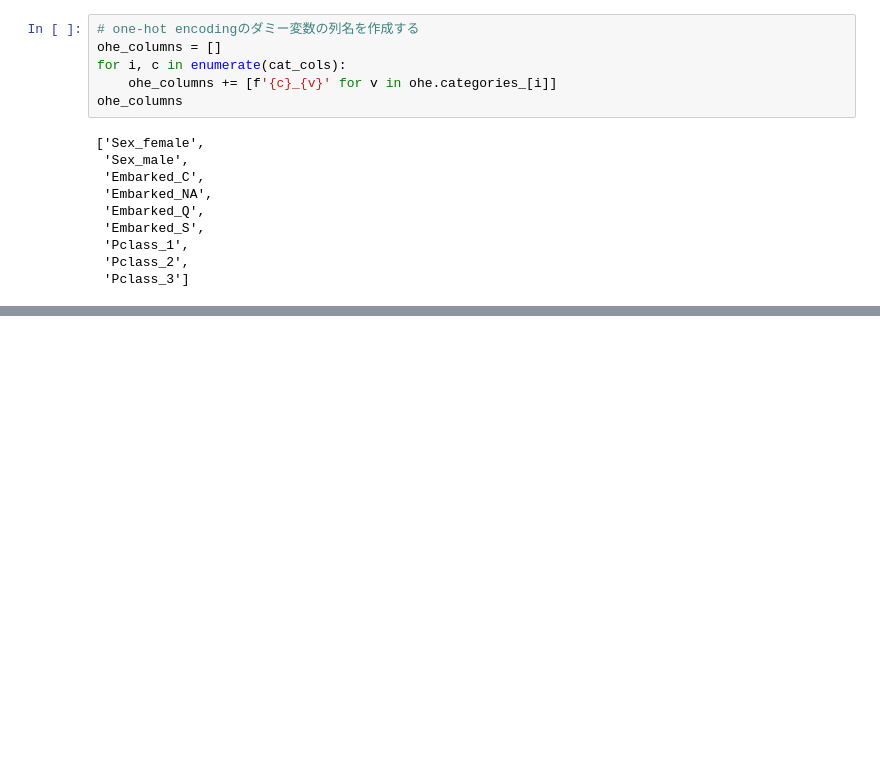
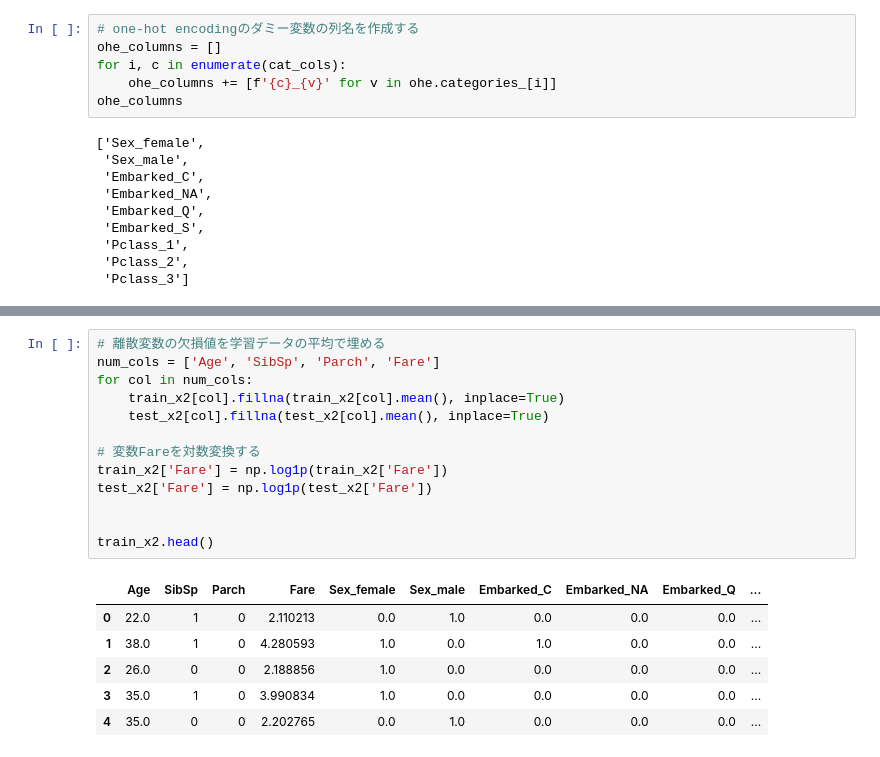
Before and after one commit to satabie/My-Kaggle-WorkSpace, a Jupyter notebook: competitions/Titanic/main.ipynb, the cells around one changed output, grey strips where cells are left out. Saved outputs shown, nothing was run; the diff lists cells and outputs as text; blank space fills up the shorter version.

```diff
--- a/competitions/Titanic/main.ipynb
+++ b/competitions/Titanic/main.ipynb
@@ -267,3 +272,23 @@ KeyError: "None of [Index(['Sex', 'Embarked', 'Pclass'], dtype='object')] are in
+# %%
+# 離散変数の欠損値を学習データの平均で埋める
+num_cols = ['Age', 'SibSp', 'Parch', 'Fare']
+for col in num_cols:
+    train_x2[col].fillna(train_x2[col].mean(), inplace=True)
+    test_x2[col].fillna(test_x2[col].mean(), inplace=True)
+
+# 変数Fareを対数変換する
+train_x2['Fare'] = np.log1p(train_x2['Fare'])
+test_x2['Fare'] = np.log1p(test_x2['Fare'])
+
+
+train_x2.head()
+# %% [output]
+|  | Age | SibSp | Parch | Fare | Sex_female | Sex_male | Embarked_C | Embarked_NA | Embarked_Q | ... |
+| 0 | 22.0 | 1 | 0 | 2.110213 | 0.0 | 1.0 | 0.0 | 0.0 | 0.0 | ... |
+| 1 | 38.0 | 1 | 0 | 4.280593 | 1.0 | 0.0 | 1.0 | 0.0 | 0.0 | ... |
+| 2 | 26.0 | 0 | 0 | 2.188856 | 1.0 | 0.0 | 0.0 | 0.0 | 0.0 | ... |
+| 3 | 35.0 | 1 | 0 | 3.990834 | 1.0 | 0.0 | 0.0 | 0.0 | 0.0 | ... |
+| 4 | 35.0 | 0 | 0 | 2.202765 | 0.0 | 1.0 | 0.0 | 0.0 | 0.0 | ... |
 # %%
 from sklearn.linear_model import LogisticRegression
 
```
Also changed, not shown: parts of 3 cells of this notebook, 1 other file.
